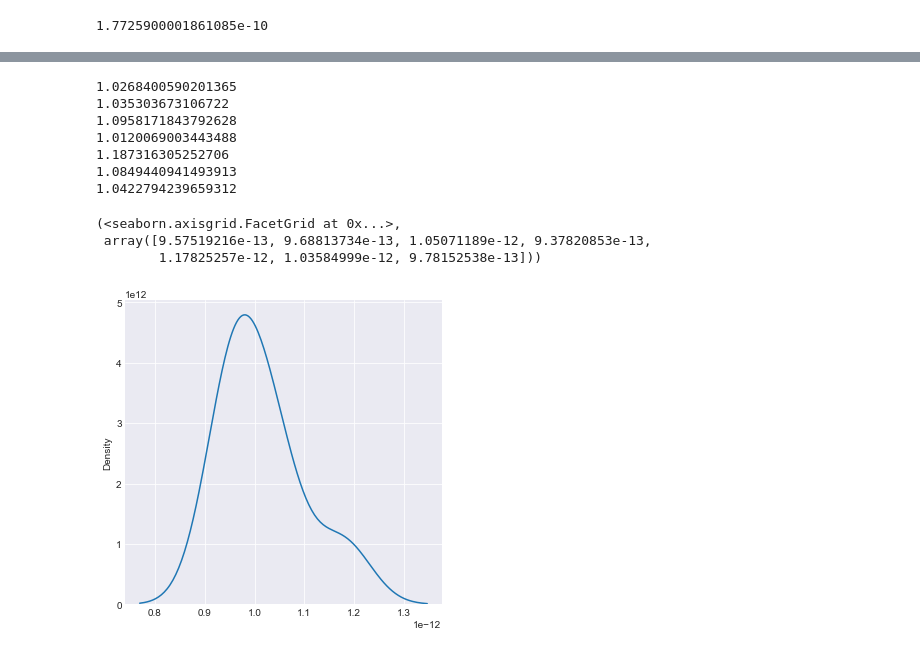
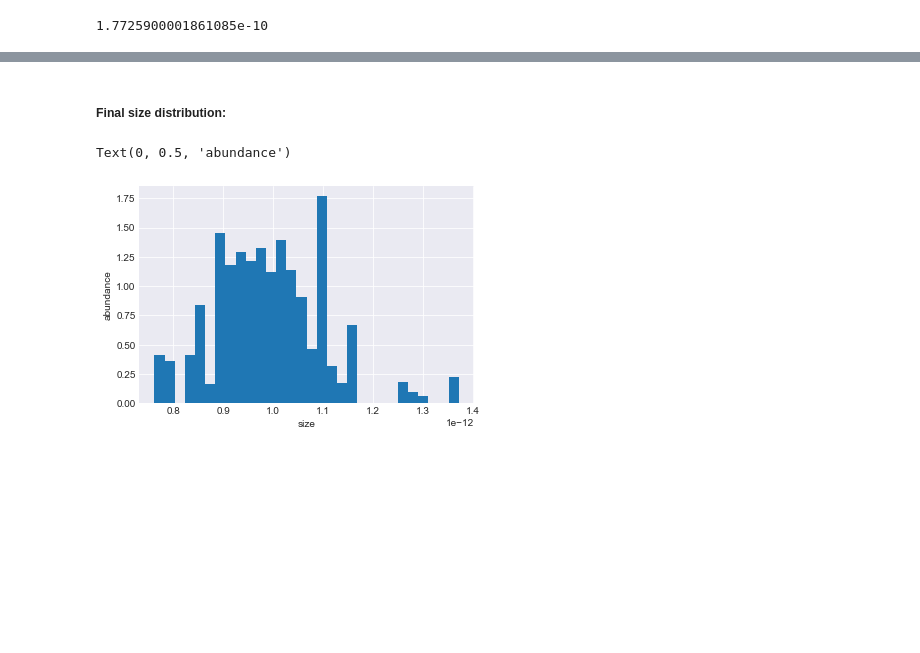
Before and after one commit to celinevetsch/CellSize_Dynamics, a Jupyter notebook: Simulation of Cell Size Distribution.ipynb, the cells around one changed output, grey strips where cells are left out. Drawn from its saved outputs; the diff is of its cells as text; code cells hidden in the pictures; blank space fills up the shorter version.

```diff
--- a/Simulation of Cell Size Distribution.ipynb
+++ b/Simulation of Cell Size Distribution.ipynb
@@ -164,18 +167,22 @@ Text(0, 0.5, 'Population size')
+# %% [markdown]
+##### Final size distribution:
 # %%
-for i in range(Species):
-    x=Y0*m[i]**(alpha-1)*Tcorr
-    print(x)
+m_f = np.concatenate(m_final)
+N_f = np.concatenate(N1N2_final)
+results = np.zeros([100,2])
+results[:,0] = m_f
+results[:,1] = N_f
+results_sorted = results[results[:, 1].argsort()] #sort sizes for abundance
 
-sns.displot(m, kind = 'kde'), m
+x = 0
+for i in range(len(results[:,1])):
+    if results[i,1]<=10**(-5):
+        x += 1
+
+fig, ax = plt.subplots()
+ax.hist(results_sorted[x:,0], bins=30, weights=results_sorted[x:,1])
+ax.set_xlabel('size')
+ax.set_ylabel('abundance')
 # %% [output]
-1.0268400590201365
-1.035303673106722
-1.0958171843792628
-1.0120069003443488
-1.187316305252706
-1.0849440941493913
-1.0422794239659312
+Text(0, 0.5, 'abundance')
-(<seaborn.axisgrid.FacetGrid at 0x...>,
- array([9.57519216e-13, 9.68813734e-13, 1.05071189e-12, 9.37820853e-13,
-        1.17825257e-12, 1.03584999e-12, 9.78152538e-13]))
-[figure, old version]
+[figure, new version]
```
Also changed, not shown: parts of 1 cell of this notebook.
